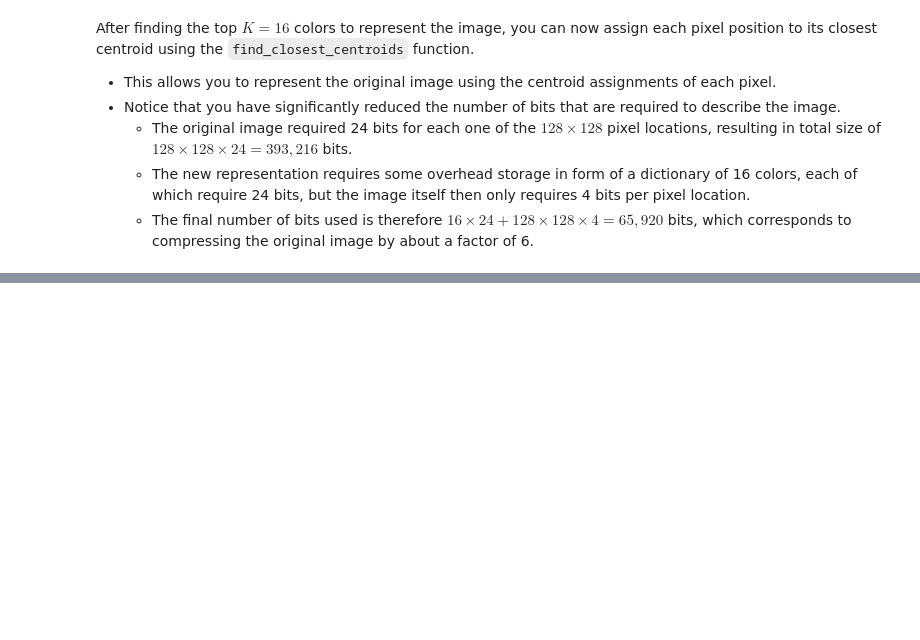
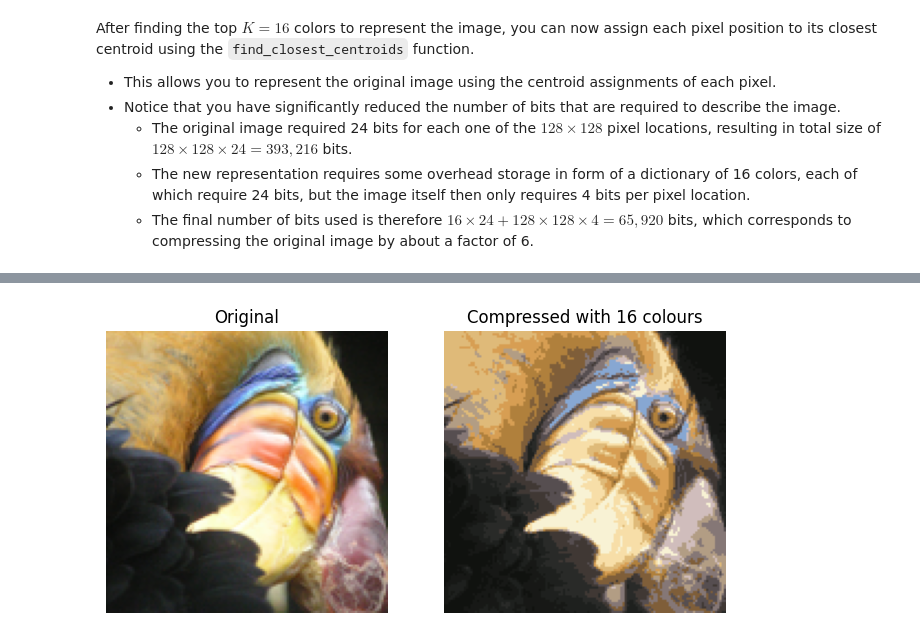
Before and after one commit to OoFa99/Machine-Learning-Specialization, a Jupyter notebook: C3_Unsupervised Learning_Recommenders_Reinforcement Learning/Week1/C3_W1_Assignment1/C3_W1_KMeans_Assignment.ipynb, the cells around one changed output, grey strips where cells are left out. Cells and saved outputs as stored; diff of their text form; code cells hidden in the pictures; blank space fills up the shorter version.

```diff
--- a/C3_Unsupervised Learning_Recommenders_Reinforcement Learning/Week1/C3_W1_Assignment1/C3_W1_KMeans_Assignment.ipynb
+++ b/C3_Unsupervised Learning_Recommenders_Reinforcement Learning/Week1/C3_W1_Assignment1/C3_W1_KMeans_Assignment.ipynb
@@ -581,3 +581,9 @@ assign each pixel position to its closest centroid using the
     * The original image required 24 bits for each one of the $128\times128$ pixel locations, resulting in total size of $128 \times 128 \times 24 = 393,216$ bits.
     * The new representation requires some overhead storage in form of a dictionary of 16 colors, each of which require 24 bits, but the image itself then only requires 4 bits per pixel location.
     * The final number of bits used is therefore $16 \times 24 + 128 \times 128 \times 4 = 65,920$ bits, which corresponds to compressing the original image by about a factor of 6.
+# %%
+# Represent image in terms of indices
+X_recovered = centroids[idx, :]
+
+# Reshape recovered image into proper dimensions
+X_recovered = np.reshape(X_recovered, original_img.shape)
@@ -583,0 +598,16 @@ assign each pixel position to its closest centroid using the
+# %%
+# Display original image
+fig, ax = plt.subplots(1, 2, figsize=(8, 8))
+plt.axis('off')
+
+ax[0].imshow(original_img * 255)
+ax[0].set_title('Original')
+ax[0].set_axis_off()
+
+
+# Display compressed image
+ax[1].imshow(X_recovered * 255)
+ax[1].set_title('Compressed with %d colours'%K)
+ax[1].set_axis_off()
+# %% [output]
+[figure, added]
```
Also changed, not shown: parts of 1 cell of this notebook.
